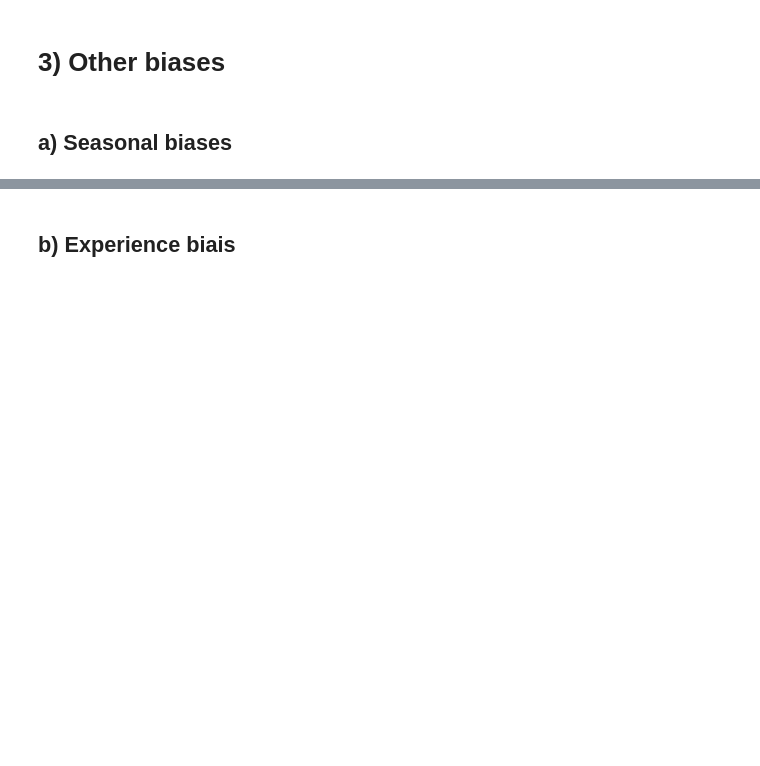
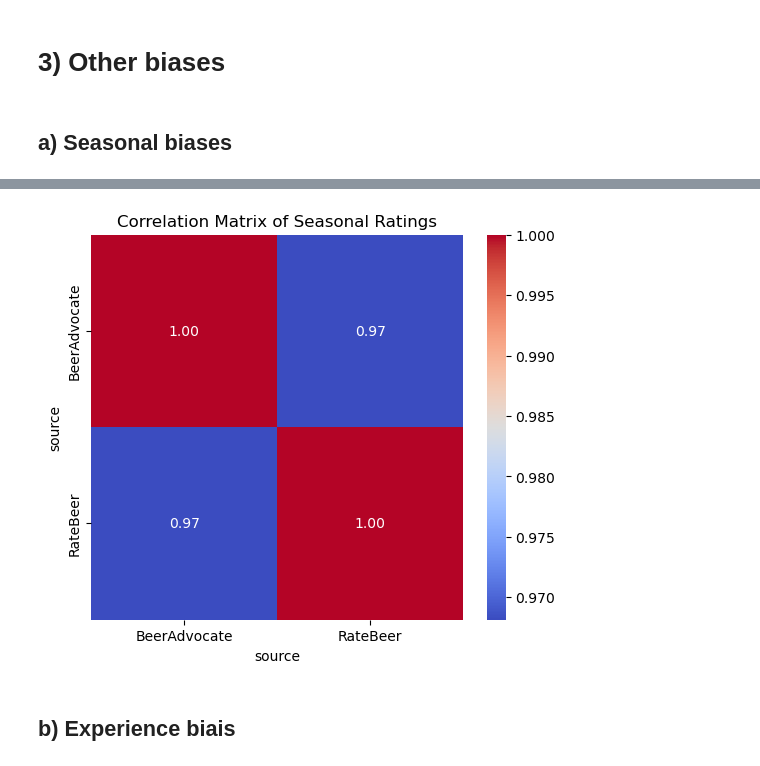
Before and after one commit to epfl-ada/ada-2024-project-datapilots, a Jupyter notebook: results.ipynb, the cells around one changed output, grey strips where cells are left out. Cells and saved outputs as stored; diff of their text form; code cells hidden in the pictures; blank space fills up the shorter version.

```diff
--- a/results.ipynb
+++ b/results.ipynb
@@ -809,5 +819,5 @@ plt.show()
 # %%
-# Correlation matrix for seasonal ratings
-correlation_matrix = seasonal_pivot.corr()
-print("Correlation Matrix of Seasonal Ratings")
+# Correlation matrix for seasonal ratings between BeerAdvocate and RateBeer
+correlation_matrix = seasonal_avg.corr()
+print("Correlation Matrix of Seasonal Ratings between BeerAdvocate and RateBeer")
 display(correlation_matrix)
@@ -814,9 +830,11 @@ display(correlation_matrix)
 # %%
 # Heatmap of correlation matrix
-plt.figure(figsize=(8, 6))
+plt.figure(figsize=(6, 5))
 sns.heatmap(correlation_matrix, annot=True, cmap="coolwarm", fmt=".2f")
 plt.title("Correlation Matrix of Seasonal Ratings")
 plt.show()
+# %% [output]
+[figure, added]
 # %% [markdown]
 ## b) Experience biais
 # %%
```
Also changed, not shown: parts of 16 cells of this notebook.
